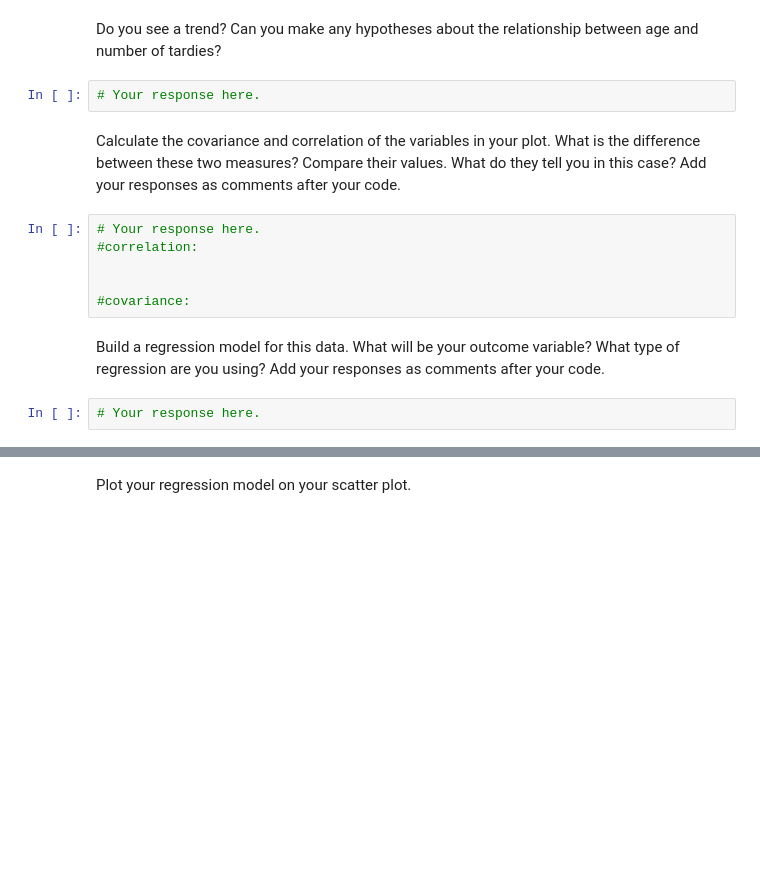
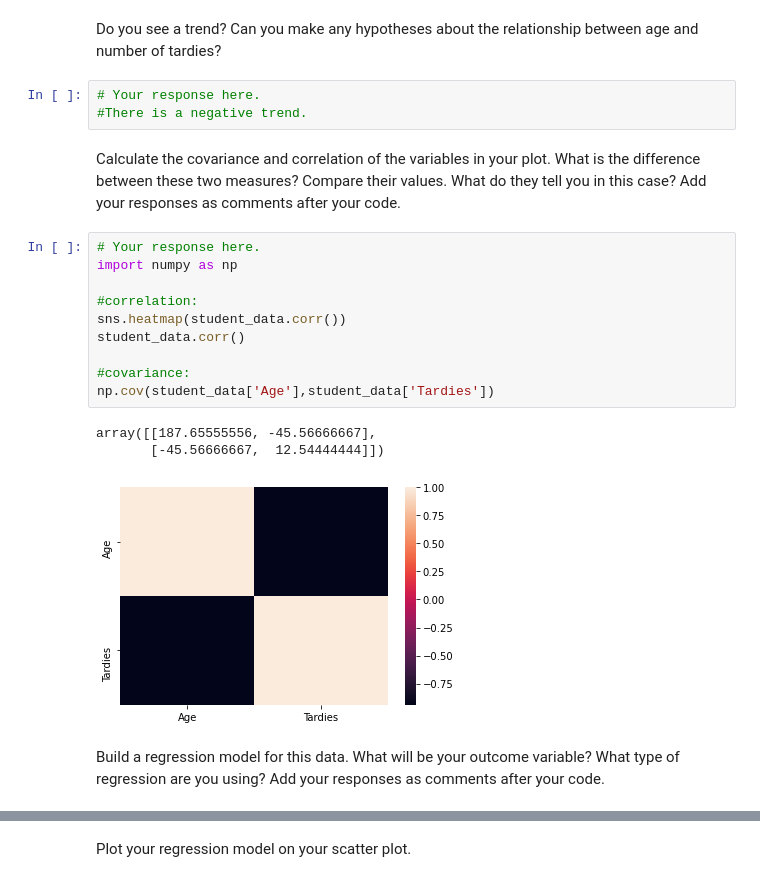
Before and after one commit to ta-data-lis/lab-regression-analysis, a Jupyter notebook: your-code/challenge1.ipynb, the cells around one changed output, grey strips where cells are left out. Saved outputs shown, nothing was run; the diff lists cells and outputs as text; blank space fills up the shorter version.

```diff
--- a/your-code/challenge1.ipynb
+++ b/your-code/challenge1.ipynb
@@ -38,15 +58,22 @@ Draw a dispersion diagram (scatter plot) for the data.
 Do you see a trend? Can you make any hypotheses about the relationship between age and number of tardies?
 # %%
 # Your response here.
+#There is a negative trend.
 # %% [markdown]
 Calculate the covariance and correlation of the variables in your plot. What is the difference between these two measures? Compare their values. What do they tell you in this case? Add your responses as comments after your code.
-# %%
-# Your response here.
-#correlation:
-
-
-#covariance:
+# %%
+# Your response here.
+import numpy as np
+
+#correlation:
+sns.heatmap(student_data.corr())
+student_data.corr()
+
+#covariance:
+np.cov(student_data['Age'],student_data['Tardies'])
+# %% [output]
+array([[187.65555556, -45.56666667],
+       [-45.56666667,  12.54444444]])
+[figure, added]
 # %% [markdown]
 Build a regression model for this data. What will be your outcome variable? What type of regression are you using? Add your responses as comments after your code.
-# %%
-# Your response here.
```
Also changed, not shown: parts of 34 cells of this notebook, 1 other file.
